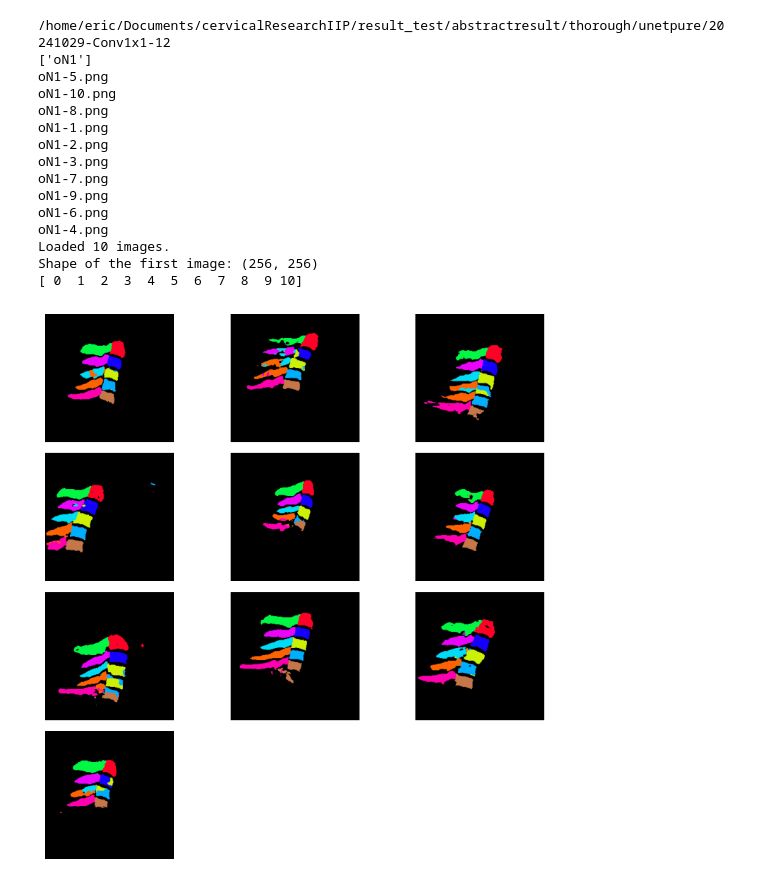
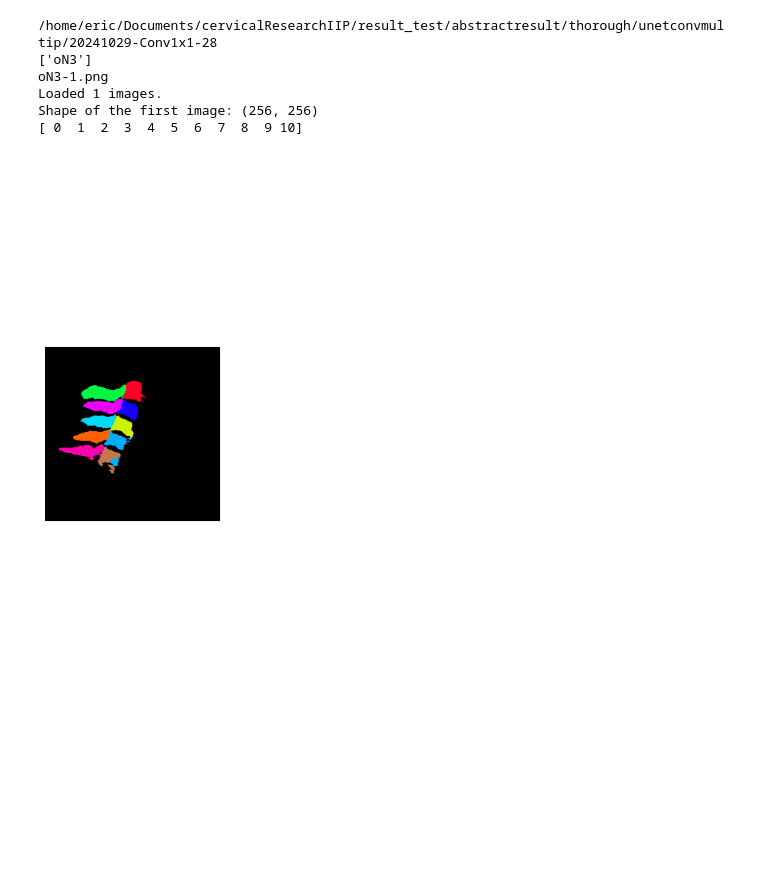
Before and after one commit to Eric-IIP/cervicalResearchIIP, a Jupyter notebook: crfEnhance.ipynb, the cells around one changed output. Drawn from its saved outputs; the diff is of its cells as text; code cells hidden in the pictures; blank space fills up the shorter version.

Commit message:
Modified crf enhancements for presentation output media, implemented segmentation visual file for showing segmentation mask on the original image

```diff
--- a/crfEnhance.ipynb
+++ b/crfEnhance.ipynb
@@ -1,5 +1,5 @@
 # %%
-EXPERIMENT_NUMBER = 12
+EXPERIMENT_NUMBER = 28
 # %%
 import os
 import cv2
@@ -13,7 +13,7 @@ GT_PROB = 0.7
 
 labeled_dir = str("/home/eric/Documents/cervicalResearchIIP/img_1006t/testLabel")
 
-result_test_path = "/home/eric/Documents/cervicalResearchIIP/result_test/abstractresult/thorough/unetpure/20241029-Conv1x1-" + str(EXPERIMENT_NUMBER)
+result_test_path = "/home/eric/Documents/cervicalResearchIIP/result_test/abstractresult/thorough/unetconvmultip/20241029-Conv1x1-" + str(EXPERIMENT_NUMBER)
 
 
 
@@ -62,48 +62,39 @@ print(result_test_path)
 
 TEST = []
 TEST.append(os.listdir(result_test_path)[0][:3])
 print(TEST)
 for filename in os.listdir(result_test_path):
     # Check if the file is a PNG image
     if filename.endswith('.png'):
-        if filename.startswith("oN"):
+        if filename.startswith("oN3-1."):
             # Construct the full file path
             print(filename)
             crf_file_names.append(filename)
             file_path = os.path.join(result_test_path, filename)
             # Read the image using OpenCV
             img = cv2.imread(file_path)
             if img is not None:
                 #images.append(img) color
                 img_gray = cv2.cvtColor(img, cv2.COLOR_BGR2GRAY)
                 images_label_gray.append(img_gray)  # Append the grayscale image
             else:
                 print(f"Failed to read image: {file_path}")
 
 # Now `images` contains all the loaded PNG images
 print(f"Loaded {len(images_label_gray)} images.")
 
 if images_label_gray:
     print(f"Shape of the first image: {images_label_gray[0].shape}")  # This will show the dimensions of the image
 print(np.unique(images_label_gray))
 plot_label_image(images_label_gray)
 # %% [output]
-/home/eric/Documents/cervicalResearchIIP/result_test/abstractresult/thorough/unetpure/20241029-Conv1x1-12
-['oN1']
-oN1-5.png
-oN1-10.png
-oN1-8.png
-oN1-1.png
-oN1-2.png
-oN1-3.png
-oN1-7.png
-oN1-9.png
-oN1-6.png
-oN1-4.png
-Loaded 10 images.
+/home/eric/Documents/cervicalResearchIIP/result_test/abstractresult/thorough/unetconvmultip/20241029-Conv1x1-28
+['oN3']
+oN3-1.png
+Loaded 1 images.
 Shape of the first image: (256, 256)
 [ 0  1  2  3  4  5  6  7  8  9 10]
-[figure, old version]
+[figure, new version]
 # %%
 import pydensecrf.densecrf as dcrf
 from pydensecrf.utils import unary_from_labels, create_pairwise_gaussian
```
Also changed, not shown: parts of 2 cells of this notebook, 2 other files.
